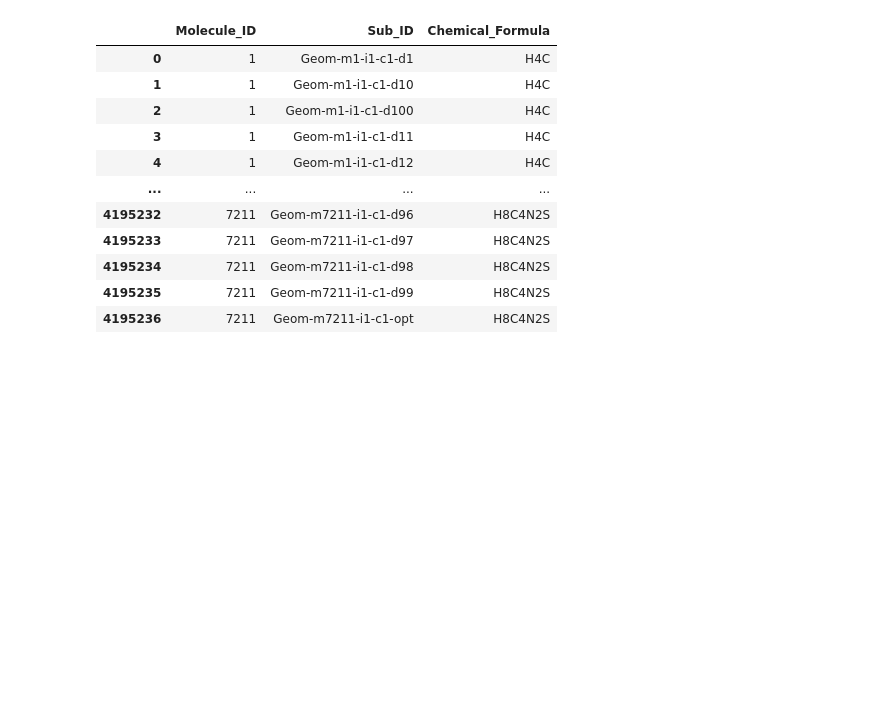
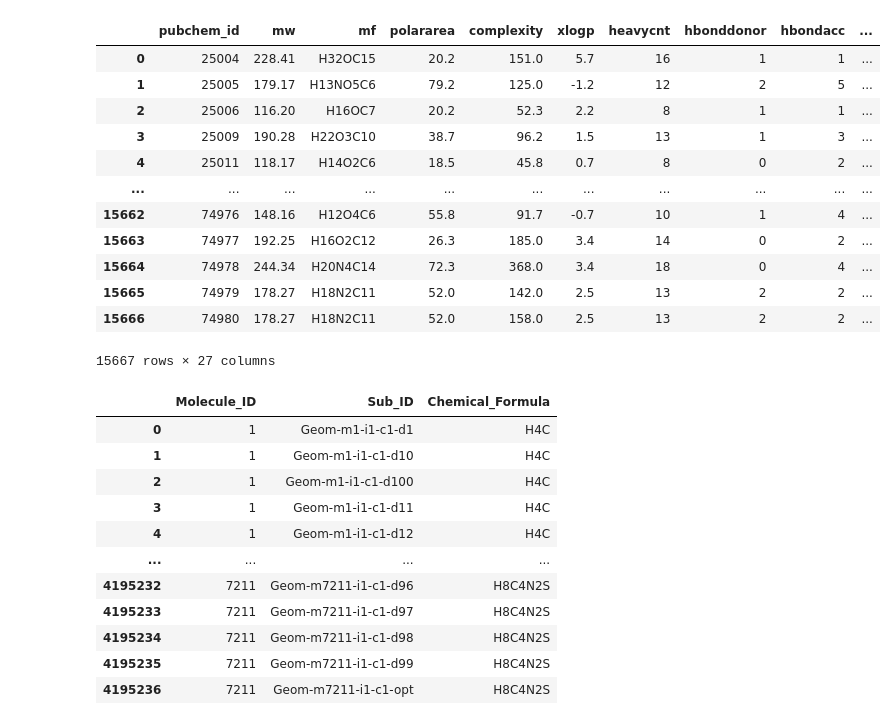
Before and after one commit to laiacoronas/quantum, a Jupyter notebook: overlap.ipynb, the cells around one changed output. Saved outputs shown, nothing was run; the diff lists cells and outputs as text; code cells hidden in the pictures; blank space fills up the shorter version.

```diff
--- a/overlap.ipynb
+++ b/overlap.ipynb
@@ -5,4 +5,20 @@ qm7 = pd.read_csv("C:\\Users\\lclai\\Desktop\\quantum\\combined_data.csv")
 training = pd.read_csv('C:\\Users\\lclai\\Desktop\\LDIG\\DB\\training\\feat_energy.csv')
+# %%
+training
+# %% [output]
+|  | pubchem_id | mw | mf | polararea | complexity | xlogp | heavycnt | hbonddonor | hbondacc | ... |
+| 0 | 25004 | 228.41 | H32OC15 | 20.2 | 151.0 | 5.7 | 16 | 1 | 1 | ... |
+| 1 | 25005 | 179.17 | H13NO5C6 | 79.2 | 125.0 | -1.2 | 12 | 2 | 5 | ... |
+| 2 | 25006 | 116.20 | H16OC7 | 20.2 | 52.3 | 2.2 | 8 | 1 | 1 | ... |
+| 3 | 25009 | 190.28 | H22O3C10 | 38.7 | 96.2 | 1.5 | 13 | 1 | 3 | ... |
+| 4 | 25011 | 118.17 | H14O2C6 | 18.5 | 45.8 | 0.7 | 8 | 0 | 2 | ... |
+| ... | ... | ... | ... | ... | ... | ... | ... | ... | ... | ... |
+| 15662 | 74976 | 148.16 | H12O4C6 | 55.8 | 91.7 | -0.7 | 10 | 1 | 4 | ... |
+| 15663 | 74977 | 192.25 | H16O2C12 | 26.3 | 185.0 | 3.4 | 14 | 0 | 2 | ... |
+| 15664 | 74978 | 244.34 | H20N4C14 | 72.3 | 368.0 | 3.4 | 18 | 0 | 4 | ... |
+| 15665 | 74979 | 178.27 | H18N2C11 | 52.0 | 142.0 | 2.5 | 13 | 2 | 2 | ... |
+| 15666 | 74980 | 178.27 | H18N2C11 | 52.0 | 158.0 | 2.5 | 13 | 2 | 2 | ... |
+15667 rows × 27 columns
 # %%
 qm7
 # %% [output]
```
Also changed, not shown: parts of 5 cells of this notebook.
